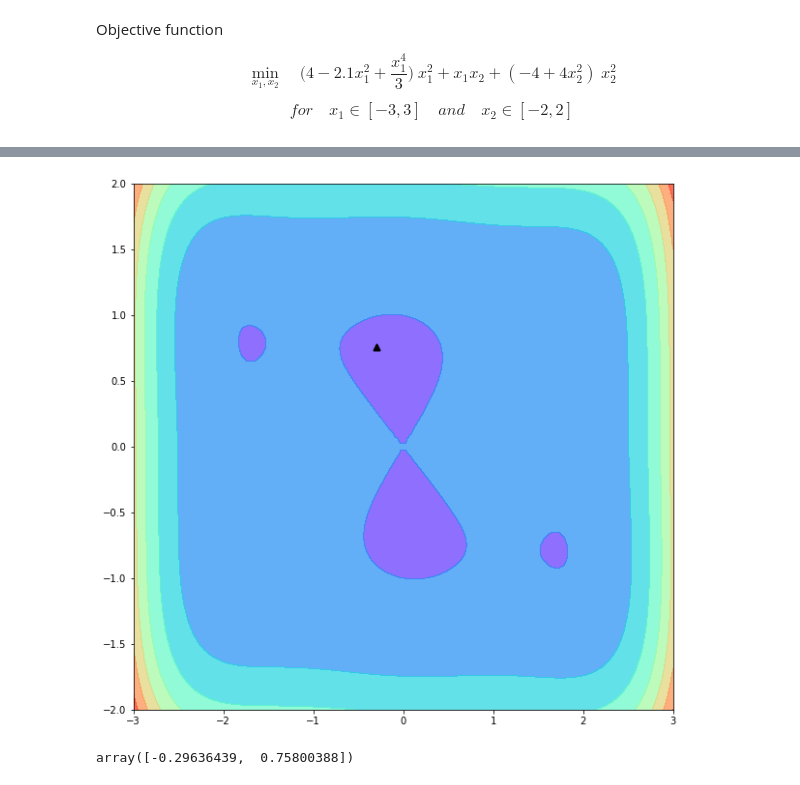
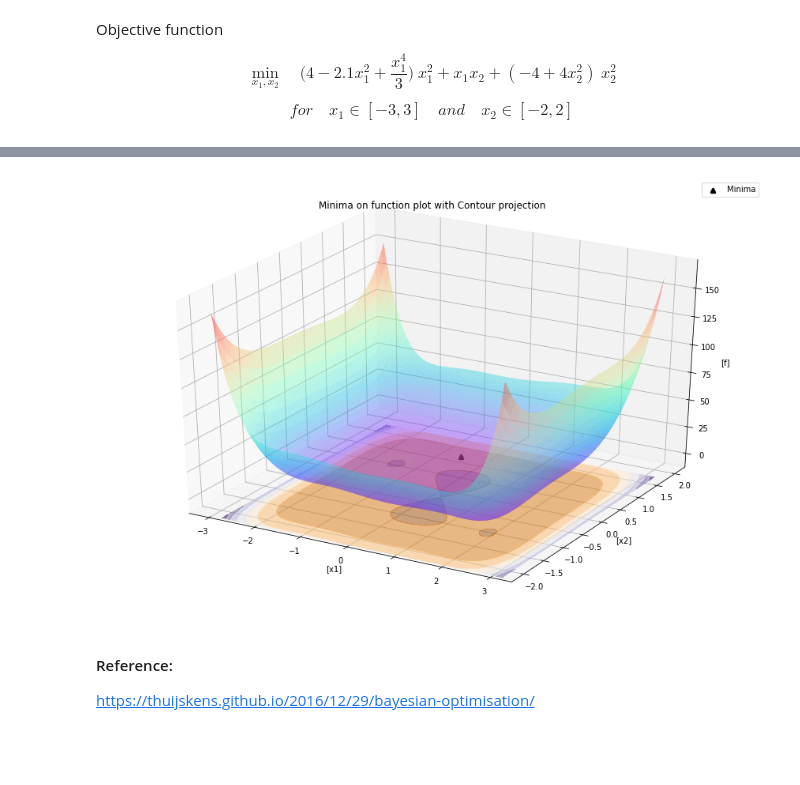
Before and after one commit to pprabhud/MAE_598_Fall_22, a Jupyter notebook: MAE_598_HW_3.ipynb, the cells around one changed output, grey strips where cells are left out. Drawn from its saved outputs; the diff is of its cells as text; code cells hidden in the pictures; blank space fills up the shorter version.

```diff
--- a/MAE_598_HW_3.ipynb
+++ b/MAE_598_HW_3.ipynb
@@ -169,28 +167,13 @@ def objFunc(x):
     return f(x)
 # %%
-bounds = np.array([[-3, 3], [-2, 2]])
+# Define bounds
+bounds = np.array([[-3, 3], [-2, 2]]) # x1, x2
 
-
-
+# Grid of points to evaluate the function
 x1, x2 = np.mgrid[-3:3:100j, -2:2:100j]
 X1 = np.reshape(x1, -1).reshape(-1, 1)
 X2 = np.reshape(x2, -1).reshape(-1, 1)
 X = np.hstack((X1, X2))
 
-# No noise
+# Evaluate function
 f = objFunc(X.T)
-
-
-
-# # Starting point
-# np.random.seed(99)
-X0 = np.random.uniform(bounds[:, 0], bounds[:, 1], (5, bounds.shape[0]))
-m, n = X0.shape
-f0 = objFunc(X0.T)
-
-Xs = X0
-ys = f0
-
-print(X0)
-print(f0.shape)
-type(f0)
@@ -342,14 +290,20 @@ All sampled X values: [[-0.80599217  1.06978193]
 # %%
-fig2 = plt.figure(figsize=(10,10))
-ax2 = fig2.add_subplot(111)
+# Plot data with the solution point
+fig2 = plt.figure(figsize=(15,10))
+ax2 = fig2.add_subplot(111, projection='3d')
 
-
-ax2.contourf(x1, x2, objFunc([x1, x2]), alpha=0.7, cmap="rainbow")
-ax2.scatter(xp[np.argmin(yp)][0], xp[np.argmin(yp)][1], alpha=1, marker="^", color="black", label="Minima", linewidth=2)
+ax2.scatter(xp[np.argmin(yp)][0], xp[np.argmin(yp)][1], alpha=1, marker="^", color="black", label="Minima", linewidth=3)
+ax2.plot_trisurf(X[:, 0], X[:, 1], f.ravel(), alpha=0.4, cmap=cm.rainbow, edgecolors=None)
+ax2.contourf(x1, x2, objFunc([x1, x2]), zdir='z', offset=-20, cmap=cm.PuOr, alpha=0.5)
+ax2.set_xlabel("[x1]")
+ax2.set_ylabel("[x2]")
+ax2.set_zlabel("[f]")
+ax2.set_title("Minima on function plot with Contour projection")
+ax2.legend()
 plt.show()
-
-xp[np.argmin(yp)]
-# np.min(yp)
 # %% [output]
-[figure, old version]
+[figure, new version]
-array([-0.29636439,  0.75800388])
+# %% [markdown]
+#### Reference:
+
+https://thuijskens.github.io/2016/12/29/bayesian-optimisation/
```
Also changed, not shown: parts of 10 cells of this notebook.
